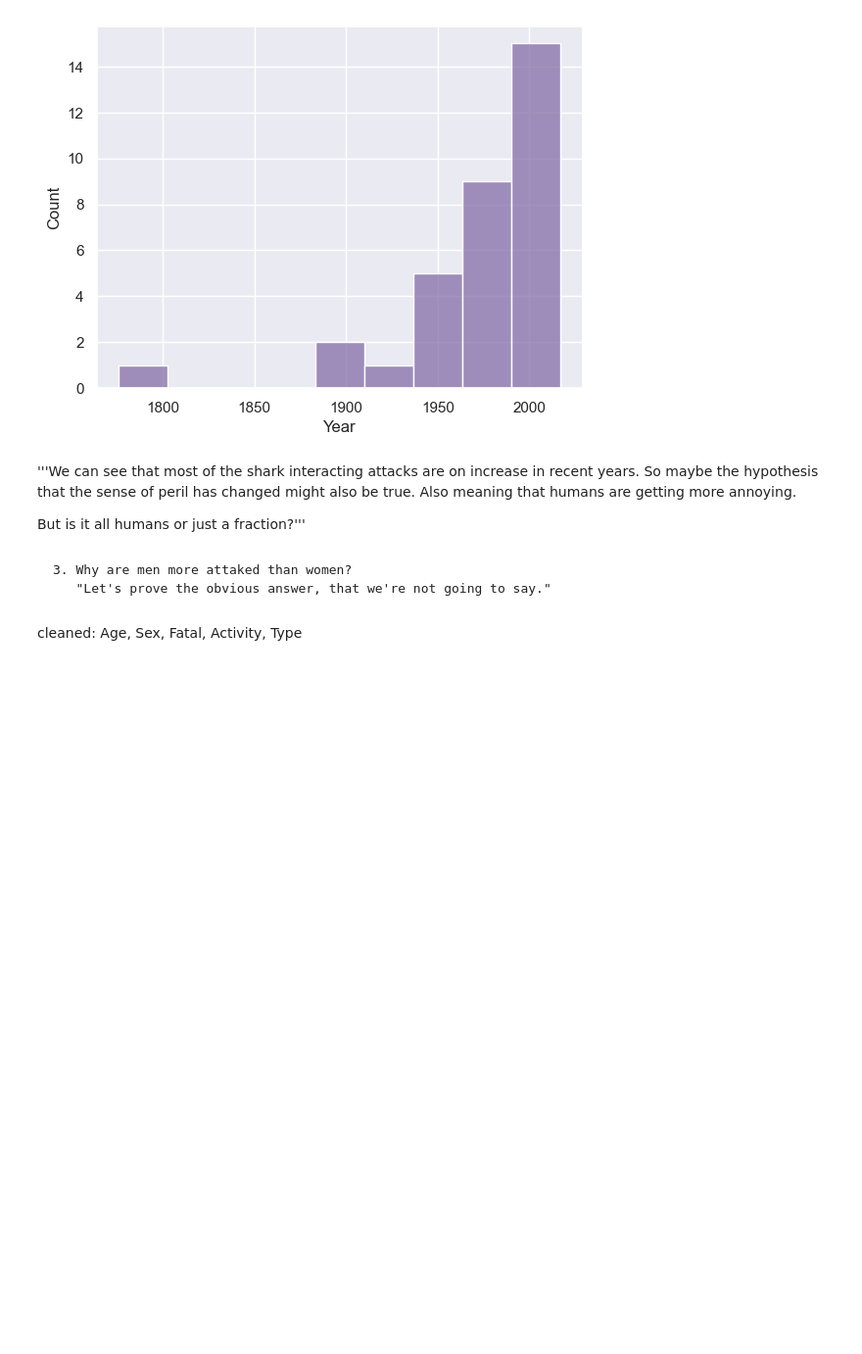
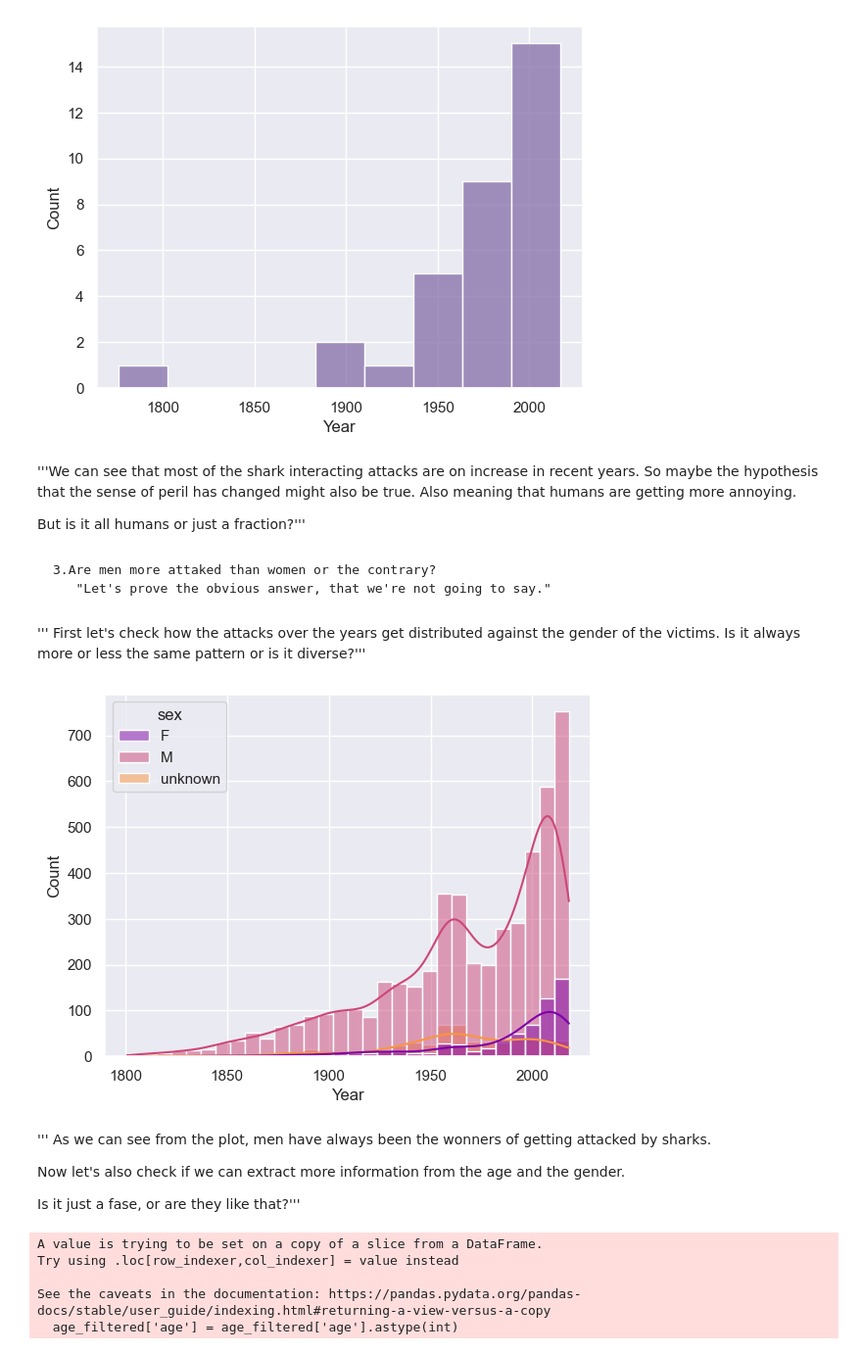
Before and after one commit to emmacunill/project_em, a Jupyter notebook: src/visualization.ipynb, the cells around one changed output. Shown at 98% size. Cells and saved outputs as stored; diff of their text form; code cells hidden in the pictures; blank space fills up the shorter version.

```diff
--- a/src/visualization.ipynb
+++ b/src/visualization.ipynb
@@ -116,7 +116,13 @@ plt.savefig(r"../images/shark_int_years.jpg", dpi=300)
 
 But is it all humans or just a fraction?'''
 # %% [markdown]
-    3. Why are men more attaked than women?
+    3.Are men more attaked than women or the contrary?
        "Let's prove the obvious answer, that we're not going to say."
+# %% [markdown]
+''' First let's check how the attacks over the years get distributed against the gender of the victims. Is it always more or less the same pattern or is it diverse?'''
 # %%
 #sns.boxplot(data=titanic, x="Pclass", y="Age");
+sb.histplot(x=year_.Year, hue = year_.sex, bins = 30, palette="plasma", kde=True);
+plt.savefig(r"../images/years_sex.jpg", dpi=300)
+# %% [output]
+[figure, added]
@@ -128,2 +129,15 @@ But is it all humans or just a fraction?'''
-# %% [markdown]
-cleaned: Age, Sex, Fatal, Activity, Type
+# %% [markdown]
+''' As we can see from the plot, men have always been the wonners of getting attacked by sharks.
+
+Now let's also check if we can extract more information from the age and the gender.
+
+Is it just a fase, or are they like that?'''
+# %%
+age_filtered = sharks[sharks["age"] != "unknown"]
+age_filtered['age'] = age_filtered['age'].astype(int)
+# %% [output]
+A value is trying to be set on a copy of a slice from a DataFrame.
+Try using .loc[row_indexer,col_indexer] = value instead
+
+See the caveats in the documentation: https://pandas.pydata.org/pandas-docs/stable/user_guide/indexing.html#returning-a-view-versus-a-copy
+  age_filtered['age'] = age_filtered['age'].astype(int)
```
Also changed, not shown: parts of 15 cells of this notebook, 10 other files.
